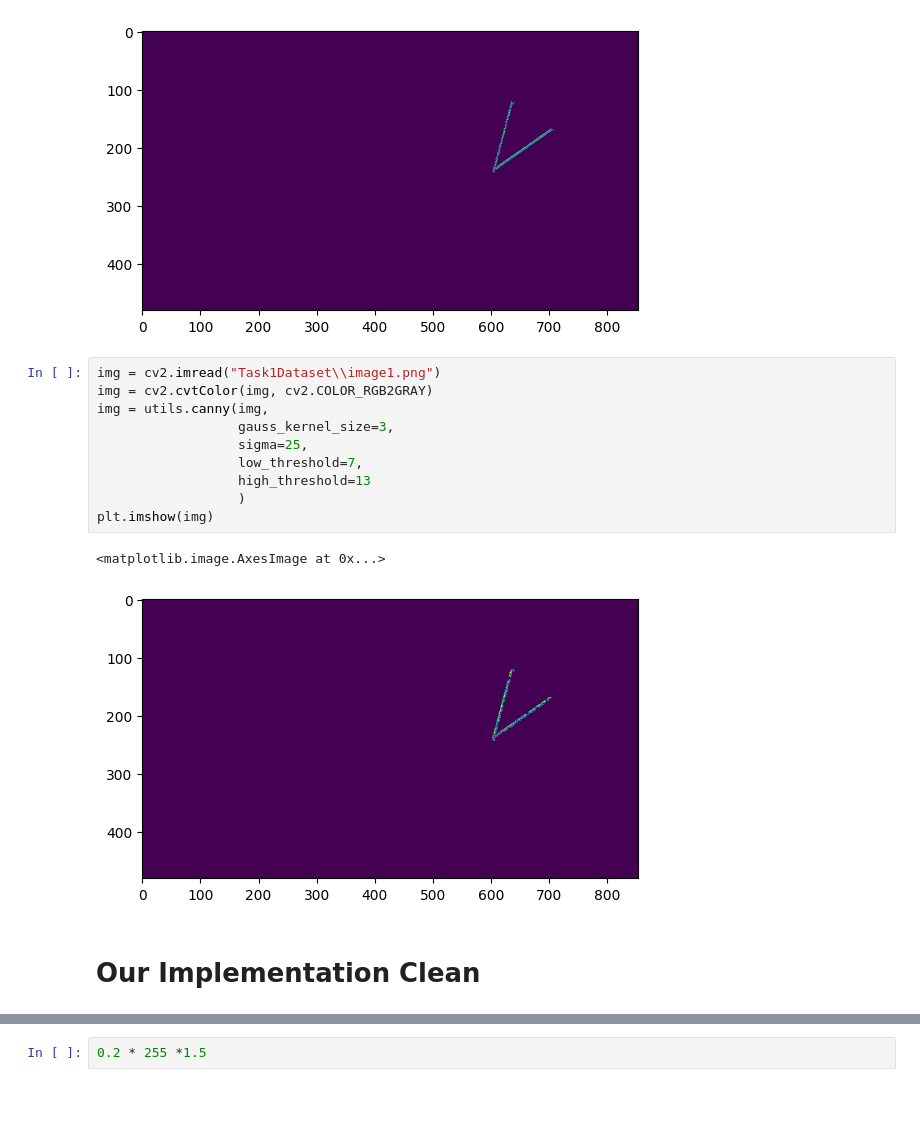
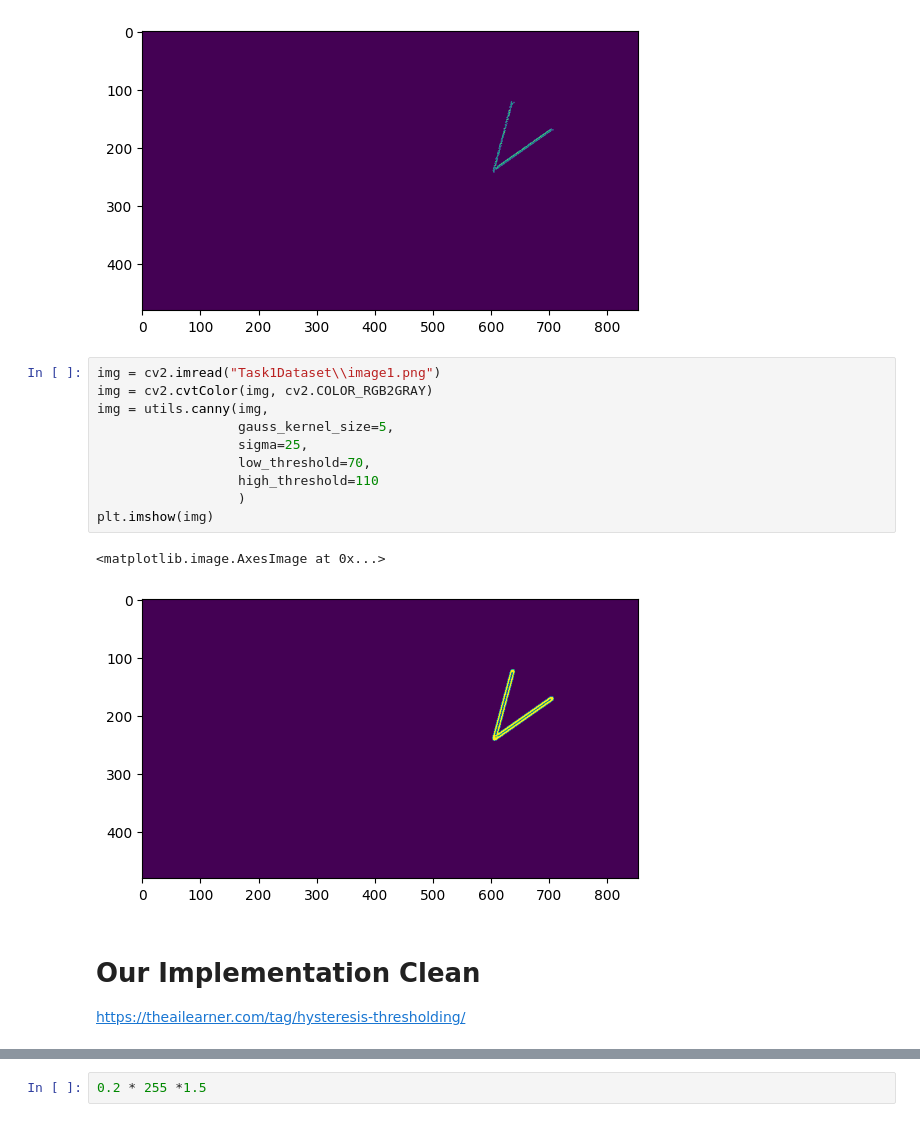
Before and after one commit to coeus-uk/computer-vision, a Jupyter notebook: Task1.ipynb, the cells around one changed output, grey strips where cells are left out. Saved outputs shown, nothing was run; the diff lists cells and outputs as text.

Commit message:
working implementation of canny. NEED TO CITE TUTORIAL

```diff
--- a/Task1.ipynb
+++ b/Task1.ipynb
@@ -168,18 +173,19 @@ plt.imshow(out)
 # %%
 img = cv2.imread("Task1Dataset\\image1.png")
 img = cv2.cvtColor(img, cv2.COLOR_RGB2GRAY)
 img = utils.canny(img,
-                  gauss_kernel_size=3,
+                  gauss_kernel_size=5,
                   sigma=25,
-                  low_threshold=7,
-                  high_threshold=13
+                  low_threshold=70,
+                  high_threshold=110
                   )
 plt.imshow(img)
 # %% [output]
 <matplotlib.image.AxesImage at 0x...>
-[figure, old version]
+[figure, new version]
 # %% [markdown]
-# Our Implementation Clean
+# Our Implementation Clean <br>
+https://theailearner.com/tag/hysteresis-thresholding/
 # %%
 dataset = pd.read_csv("Task1Dataset\list.txt")
 
```
Also changed, not shown: parts of 2 cells of this notebook, 1 other file.
